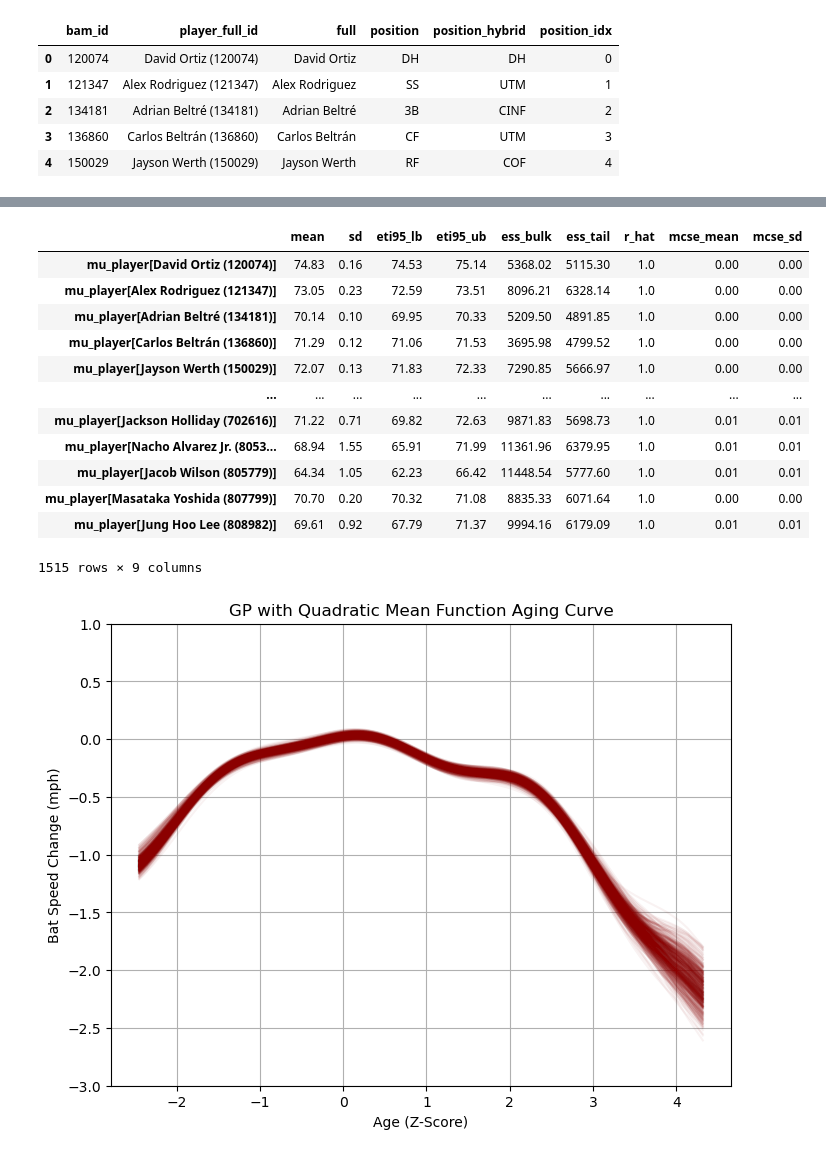
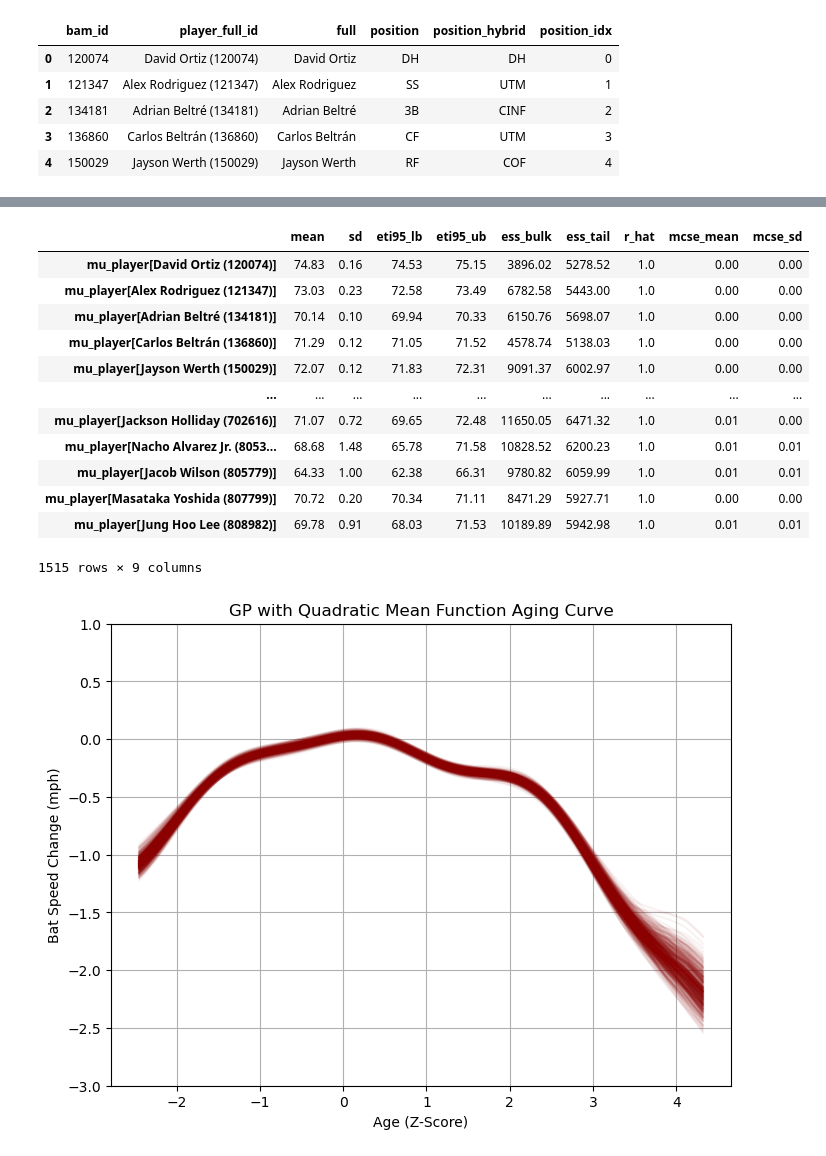
Before and after one commit to remmertjack/portfolio, a Jupyter notebook: batspeed/batspeed_monthly_model.ipynb, the cells around one changed output, grey strips where cells are left out. Saved outputs shown, nothing was run; the diff lists cells and outputs as text; code cells hidden in the pictures.

```diff
--- a/batspeed/batspeed_monthly_model.ipynb
+++ b/batspeed/batspeed_monthly_model.ipynb
@@ -256,7 +257,7 @@ with pm.Model(coords=coords) as model_quad:
     sigma = pm.math.switch(is_imputed_data, sigma_imputed, sigma_observed)
     target = pm.Normal("target", mu=theta, sigma=sigma/swings_sqrt, observed=target_data, dims=("observation_id",))
 # %%
-trace_quad = sample(model_quad, draws = 2000, tune = 2000, target_accept = 0.99,  path='quad_model.nc')
+trace_quad = sample(model_quad, draws = 2000, tune = 4000, target_accept = 0.99,  path='quad_model.nc')
 # %% [output]
 NUTS[nutpie]: [mu_pop, sigma_player, mu_player, a, b, sigma_imputed, sigma_observed]
 [interactive output not drawn]
@@ -725,7 +726,7 @@ with pm.Model(coords=coords) as model_gp_position:
     sigma = pm.math.switch(is_imputed_data, sigma_imputed, sigma_observed)
     target = pm.Normal("target", mu=theta, sigma=sigma/swings_sqrt, observed=target_data, dims=("observation_id",))
 # %%
-trace_gp_position = sample(model_gp_position, draws = 2000, tune = 3000, target_accept = 0.99,  path='gp_expquad_quadratic_position.nc')
+trace_gp_position = sample(model_gp_position, draws = 2000, tune = 4000, target_accept = 0.99,  path='gp_expquad_quadratic_position.nc')
 # %% [output]
 NUTS[nutpie]: [mu_pop, sigma_position, position_effect, sigma_player, mu_player, a, b, eta, ls, f_hsgp_coeffs, sigma_imputed, sigma_observed]
 [interactive output not drawn]
@@ -754,18 +778,18 @@ az.summary(trace_gp_position, var_names=['eta','ls','mu_pop','sigma_player','a',
 # %%
-az.summary(trace_gp_quad, var_names=['mu_player'], ci_prob=0.95, round_to=2)
+az.summary(trace_gp_position, var_names=['mu_player'], ci_prob=0.95, round_to=2)
 # %% [output]
 |  | mean | sd | eti95_lb | eti95_ub | ess_bulk | ess_tail | r_hat | mcse_mean | mcse_sd |
-| mu_player[David Ortiz (120074)] | 74.83 | 0.16 | 74.53 | 75.14 | 5368.02 | 5115.30 | 1.0 | 0.00 | 0.00 |
-| mu_player[Alex Rodriguez (121347)] | 73.05 | 0.23 | 72.59 | 73.51 | 8096.21 | 6328.14 | 1.0 | 0.00 | 0.00 |
-| mu_player[Adrian Beltré (134181)] | 70.14 | 0.10 | 69.95 | 70.33 | 5209.50 | 4891.85 | 1.0 | 0.00 | 0.00 |
-| mu_player[Carlos Beltrán (136860)] | 71.29 | 0.12 | 71.06 | 71.53 | 3695.98 | 4799.52 | 1.0 | 0.00 | 0.00 |
-| mu_player[Jayson Werth (150029)] | 72.07 | 0.13 | 71.83 | 72.33 | 7290.85 | 5666.97 | 1.0 | 0.00 | 0.00 |
+| mu_player[David Ortiz (120074)] | 74.83 | 0.16 | 74.53 | 75.15 | 3896.02 | 5278.52 | 1.0 | 0.00 | 0.00 |
+| mu_player[Alex Rodriguez (121347)] | 73.03 | 0.23 | 72.58 | 73.49 | 6782.58 | 5443.00 | 1.0 | 0.00 | 0.00 |
+| mu_player[Adrian Beltré (134181)] | 70.14 | 0.10 | 69.94 | 70.33 | 6150.76 | 5698.07 | 1.0 | 0.00 | 0.00 |
+| mu_player[Carlos Beltrán (136860)] | 71.29 | 0.12 | 71.05 | 71.52 | 4578.74 | 5138.03 | 1.0 | 0.00 | 0.00 |
+| mu_player[Jayson Werth (150029)] | 72.07 | 0.12 | 71.83 | 72.31 | 9091.37 | 6002.97 | 1.0 | 0.00 | 0.00 |
 | ... | ... | ... | ... | ... | ... | ... | ... | ... | ... |
-| mu_player[Jackson Holliday (702616)] | 71.22 | 0.71 | 69.82 | 72.63 | 9871.83 | 5698.73 | 1.0 | 0.01 | 0.01 |
-| mu_player[Nacho Alvarez Jr. (8053... | 68.94 | 1.55 | 65.91 | 71.99 | 11361.96 | 6379.95 | 1.0 | 0.01 | 0.01 |
-| mu_player[Jacob Wilson (805779)] | 64.34 | 1.05 | 62.23 | 66.42 | 11448.54 | 5777.60 | 1.0 | 0.01 | 0.01 |
-| mu_player[Masataka Yoshida (807799)] | 70.70 | 0.20 | 70.32 | 71.08 | 8835.33 | 6071.64 | 1.0 | 0.00 | 0.00 |
-| mu_player[Jung Hoo Lee (808982)] | 69.61 | 0.92 | 67.79 | 71.37 | 9994.16 | 6179.09 | 1.0 | 0.01 | 0.01 |
+| mu_player[Jackson Holliday (702616)] | 71.07 | 0.72 | 69.65 | 72.48 | 11650.05 | 6471.32 | 1.0 | 0.01 | 0.00 |
+| mu_player[Nacho Alvarez Jr. (8053... | 68.68 | 1.48 | 65.78 | 71.58 | 10828.52 | 6200.23 | 1.0 | 0.01 | 0.01 |
+| mu_player[Jacob Wilson (805779)] | 64.33 | 1.00 | 62.38 | 66.31 | 9780.82 | 6059.99 | 1.0 | 0.01 | 0.01 |
+| mu_player[Masataka Yoshida (807799)] | 70.72 | 0.20 | 70.34 | 71.11 | 8471.29 | 5927.71 | 1.0 | 0.00 | 0.00 |
+| mu_player[Jung Hoo Lee (808982)] | 69.78 | 0.91 | 68.03 | 71.53 | 10189.89 | 5942.98 | 1.0 | 0.01 | 0.01 |
 1515 rows × 9 columns
 # %%
 gp_aging_curve = plot_aging_curve(trace_gp_position, age_values, model_name="GP with Quadratic Mean Function")
```
Also changed, not shown: parts of 23 cells of this notebook, 3 other files.
